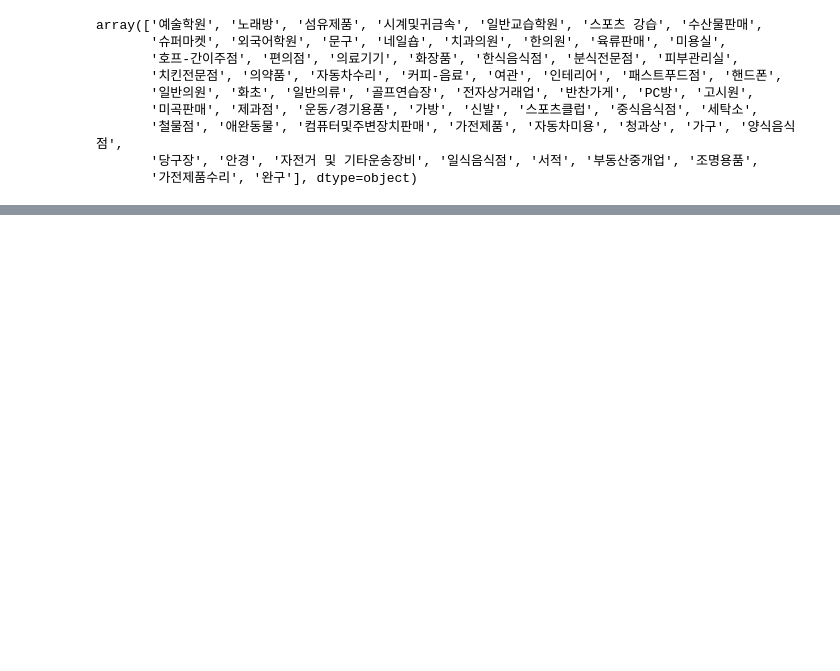
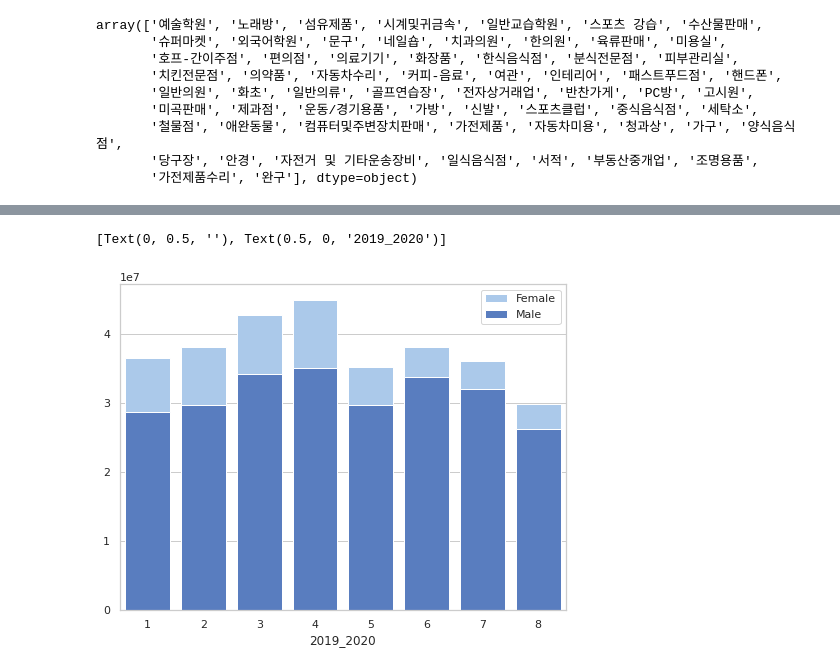
Before and after one commit to cabbi120101/TIL, a Jupyter notebook: ML/2차프로젝트/매출추정하기_1.ipynb, the cells around one changed output, grey strips where cells are left out. Drawn from its saved outputs; the diff is of its cells as text; code cells hidden in the pictures; blank space fills up the shorter version.

```diff
--- a/ML/2차프로젝트/매출추정하기_1.ipynb
+++ b/ML/2차프로젝트/매출추정하기_1.ipynb
@@ -122,0 +272,25 @@ train_cof.head()
+# %%
+sns.set_theme(style="whitegrid")
+
+# Initialize the matplotlib figure
+f, ax = plt.subplots(figsize=(8,6))
+
+
+# Plot
+sns.set_color_codes("pastel")
+sns.barplot(x="기준_분기_코드", y="여성_매출_건수", data=pay_M_F,
+            label="Female", color="b")
+
+# Plot Male where Female was involved
+sns.set_color_codes("muted")
+sns.barplot(x="기준_분기_코드", y="남성_매출_건수", data=pay_M_F,
+            label="Male", color="b")
+
+# Add a legend and informative axis label
+ax.legend(ncol=1, loc="upper right", frameon=True)
+ax.set( ylabel="",
+       xlabel="2019_2020")
+# sns.despine(left=True, bottom=True)
+# %% [output]
+[Text(0, 0.5, ''), Text(0.5, 0, '2019_2020')]
+[figure, added]
```
Also changed, not shown: parts of 26 cells of this notebook.
